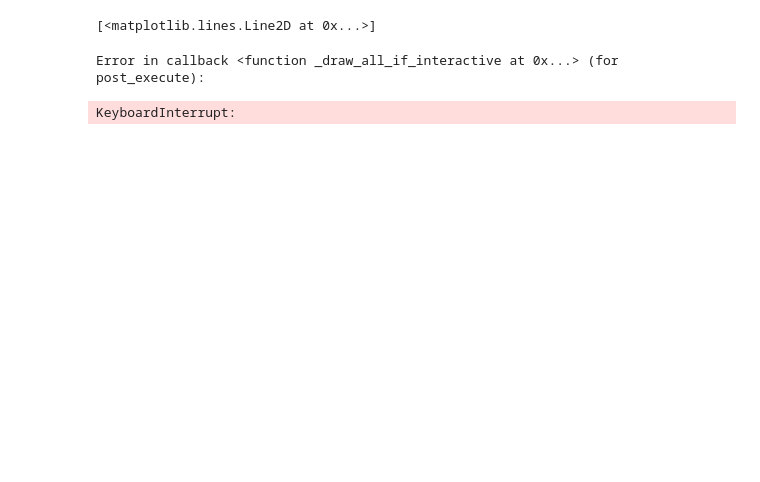
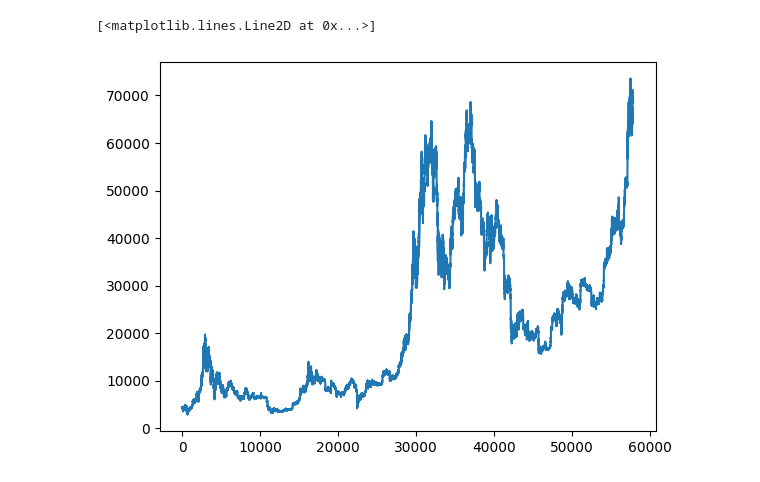
Before and after one commit to Tinmarian/tradingbot, a Jupyter notebook: cristian/scrips/analisis_graficas_derivadas.ipynb, the cells around one changed output. Cells and saved outputs as stored; diff of their text form; code cells hidden in the pictures; blank space fills up the shorter version.

```diff
--- a/cristian/scrips/analisis_graficas_derivadas.ipynb
+++ b/cristian/scrips/analisis_graficas_derivadas.ipynb
@@ -25,0 +43,4 @@ df
+# %%
+dft = pd.read_csv(f'C:/Users/tinma/OneDrive/Escritorio/tradingbot/csvs/historical/by1h/BTCUSDT')
+# df = df.set_index(df.Tiempo)
+dft
@@ -26,7 +61,8 @@ df
+# %%
+dft.Tiempo = dft.Tiempo.astype('datetime64')
 # %%
 import matplotlib.pyplot as plt
-plt.plot(df.Open)
+plt.plot(dft.Open)
 # %% [output]
 [<matplotlib.lines.Line2D at 0x...>]
-Error in callback <function _draw_all_if_interactive at 0x...> (for post_execute):
-KeyboardInterrupt:
+[figure, added]
```
Also changed, not shown: parts of 8 cells of this notebook, 2 other files.
